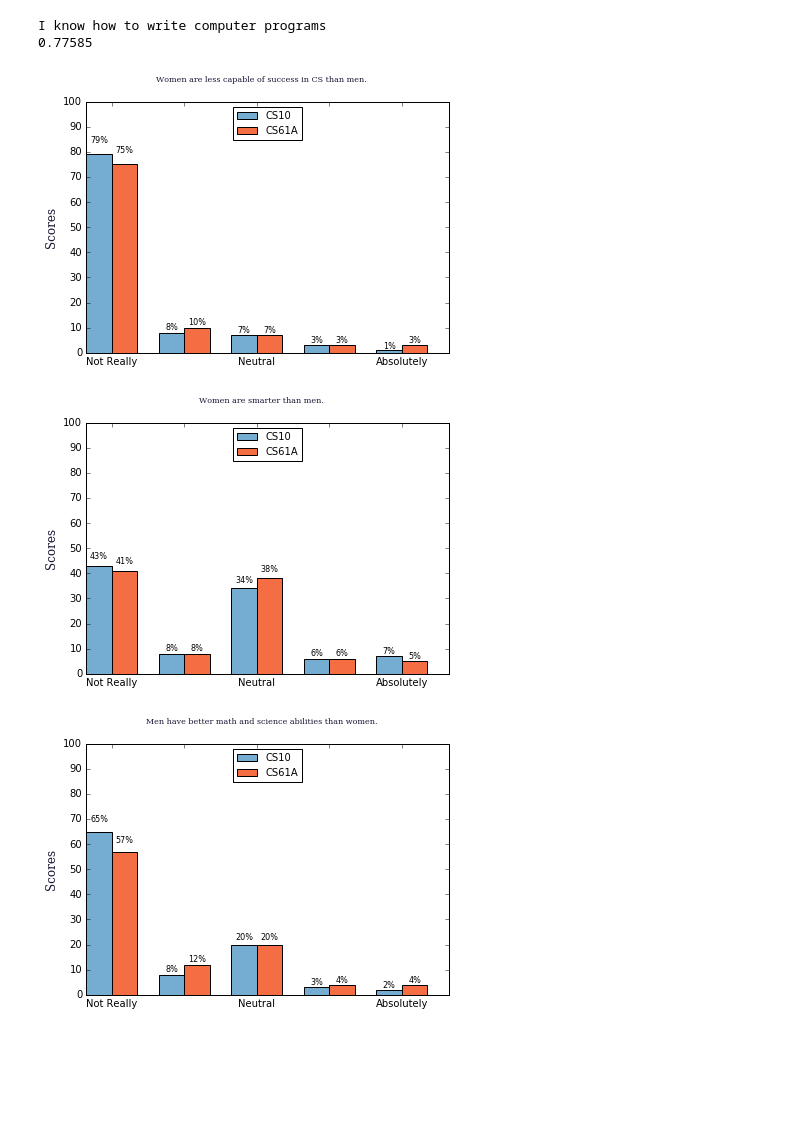
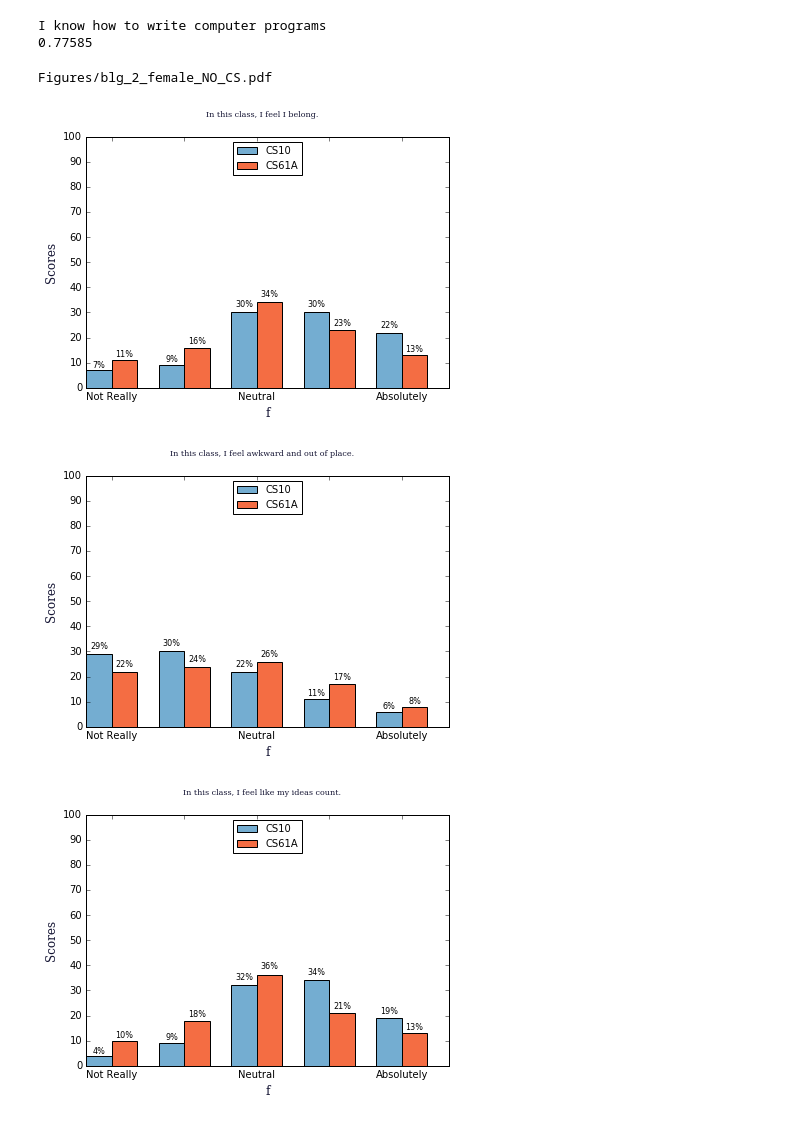
Before and after one commit to omoju/investigatingWhyURMsChooseCS, a Jupyter notebook: DataAnalysis.ipynb, the cells around one changed output. Cells and saved outputs as stored; diff of their text form; code cells hidden in the pictures; blank space fills up the shorter version.

```diff
--- a/DataAnalysis.ipynb
+++ b/DataAnalysis.ipynb
@@ -16,14 +18,16 @@ font_cache_path = pl.get_cachedir() + '/fontList.cache'
 # %% [markdown]
 #### Read in csv files and define dataframe object.
 # %%
-cs10Spring_df = pd.read_csv('Data/CS10_Pre_Responses_Spring2015.csv')
-cs10Spring_pdf = pd.read_csv('Data/CS10_Post_Responses_Spring2015.csv')
-cs61a = pd.read_csv('Data/CS61A_Responses_Fall2014.csv')
+dataPath = '/Users/omojumiller/Dropbox/Research/Dissertation/'
+
+cs10Spring_df = pd.read_csv(dataPath+'Data/CS10_Pre_Responses_Spring2015.csv')
+cs10Spring_pdf = pd.read_csv(dataPath+'Data/CS10_Post_Responses_Spring2015.csv')
+cs61a = pd.read_csv(dataPath+'Data/CS61A_Responses_Fall2014.csv')
 # %% [markdown]
 Update column names.
 # %%
 #Get the description of the column items
-dd = pd.read_csv('Data/Data_Describe.csv')
+dd = pd.read_csv(dataPath+'Data/Data_Describe.csv')
 dd.columns = ['dataDecription', 'dataKeys']
 dataDescription = {}
 
@@ -509,24 +510,34 @@ def createTheGenderPlots(itemDimension, myFileName, theCategory, genderAttr, the
         x0, x1 = getPlotDimensions(itemDimension[i], genderAttr, theCategory)
         myHelper.genGenderFigure(itemDimension[i], myFileName, theCategory, genderAttr, theXLabel,
                                  x0, x1, dataDescription[itemDimension[i]])
+# %%
+i = 1
+genderAttr = '_female'
+dimension = blg[i]
+myFileName = 'Figures' + '/' + dimension + genderAttr + theCategory + '.pdf'
+print myFileName
+# %% [output]
+Figures/blg_2_female_NO_CS.pdf
 # %%
 theCategory = '_NO_CS'
-theXLabel = '   '
+theXLabel = 'female'
 genderAttr = ''
 cohort = 'cs10'
 
-myFileName = 'Figures' + '/' + theCategory + genderAttr + '.pdf'
+i = 1
+dimension = blg[i]
+myFileName = 'Figures' + '/' + dimension + genderAttr + theCategory + '.pdf'
 
 
 
 
-#createThePlots(blg,theCategory, theXLabel)
-#createThePlots(clet, theCategory, theXLabel)
-#createThePlots(cltrcmp, theCategory, theXLabel)
-#createThePlots(atcs, theCategory, theXLabel)
-createThePlots(atcsgender, myFileName, theCategory, genderAttr, theXLabel)
-#createThePlots(atct, theCategory, theXLabel)
+createThePlots(blg, myFileName, theCategory, genderAttr, theXLabel)
+#createThePlots(clet, myFileName, theCategory, genderAttr, theXLabel)
+#createThePlots(cltrcmp, myFileName, theCategory, genderAttr, theXLabel)
+#createThePlots(atcs, myFileName, theCategory, genderAttr, theXLabel)
+#createThePlots(atcsgender, myFileName, theCategory, genderAttr, theXLabel)
+#createThePlots(atct, myFileName, theCategory, genderAttr, theXLabel)
 # %% [output]
-[figure, old version]
+[figure, new version]
-[figure, old version]
+[figure, new version]
-[figure, old version]
+[figure, new version]
```
Also changed, not shown: parts of 8 cells of this notebook, 6 other files.
